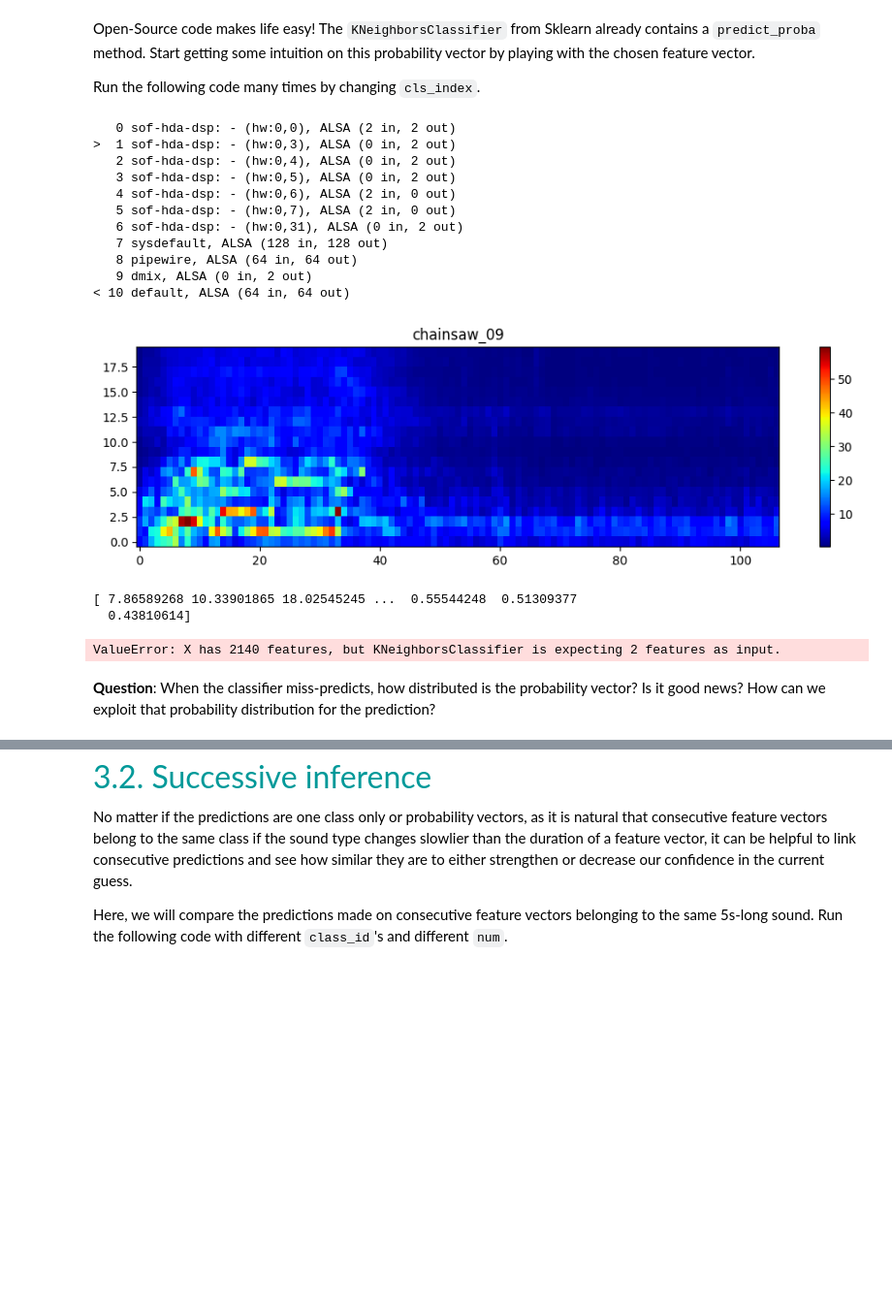
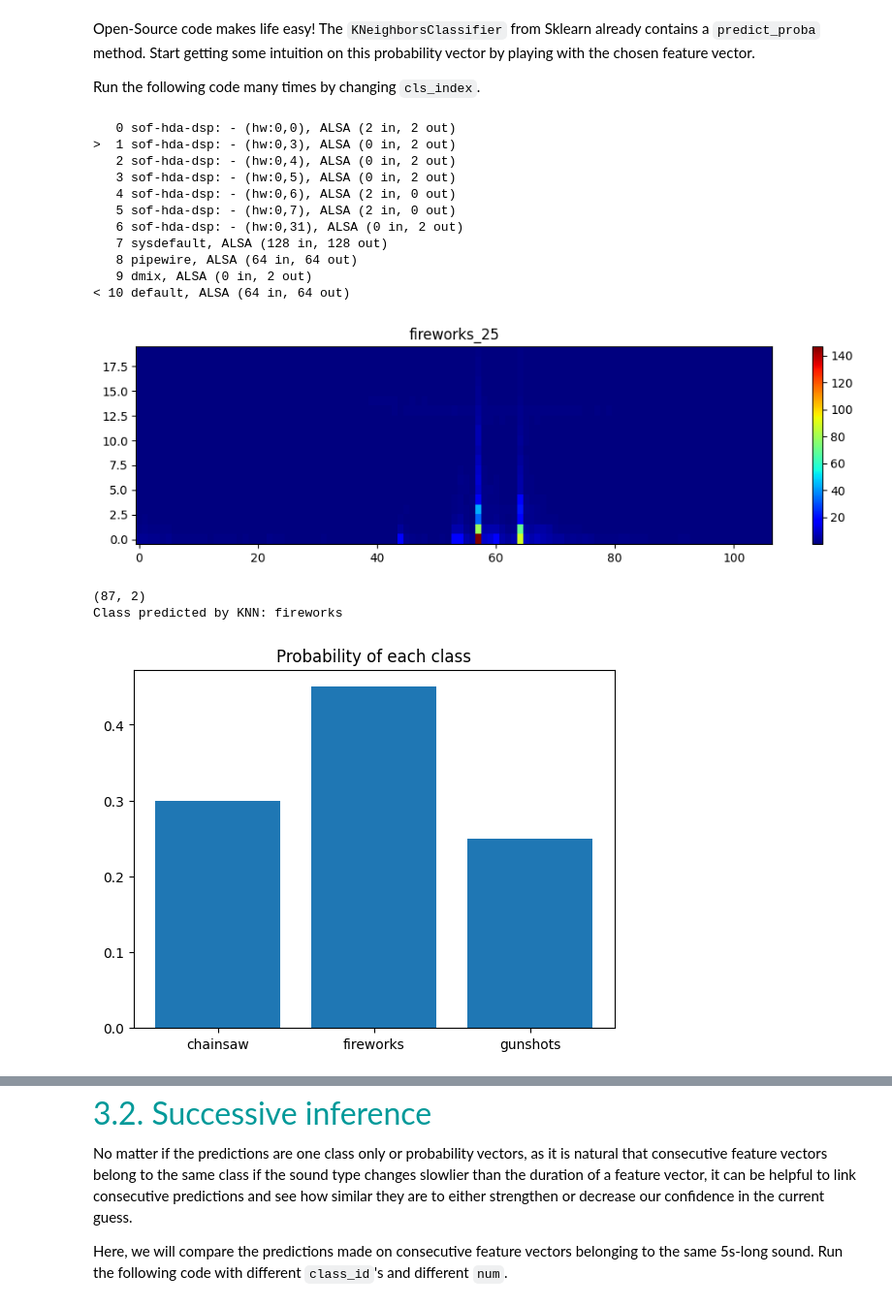
Before and after one commit to vekemanshippolyte-rgb/LELEC210X, a Jupyter notebook: classification/p1d_probabilities.ipynb, the cells around one changed output, grey strips where cells are left out. Shown at 97% size. Saved outputs shown, nothing was run; the diff lists cells and outputs as text; code cells hidden in the pictures; blank space fills up the shorter version.

```diff
--- a/classification/p1d_probabilities.ipynb
+++ b/classification/p1d_probabilities.ipynb
@@ -81,45 +81,43 @@ Open-Source code makes life easy! The ``KNeighborsClassifier`` from Sklearn alre
 Run the following code many times by changing  ``cls_index``. <br>
 # %%
 ### TO RUN
-cls_index = ["chainsaw", 0]
+cls_index = ["fireworks", 2]
 
 if True:
     import sounddevice as sd
     print(sd.query_devices())
     sd.default.device = [1, 10]
 
 myds.display(cls_index)
-thisfv = myds.__getitem__(cls_index).reshape(-1)
-print(thisfv)
-
+thisfv = myds.treat_spec(myds.__getitem__(cls_index))
+print(thisfv.shape)
+thisfv.reshape(1, -1)
 # this artefact is necessary because the 'predict' function expects a matrix_like input.
 mat = np.zeros((2, len(thisfv)))
-mat[0] = thisfv
+
+mat = thisfv
 
 prediction_knn = model_knn.predict(mat)
 print("Class predicted by KNN:", prediction_knn[0])
 
 proba_knn = model_knn.predict_proba(mat)
 plt.figure()
 plt.bar(classnames, proba_knn[0])
 plt.title("Probability of each class")
 plt.show()
 # %% [output]
    0 sof-hda-dsp: - (hw:0,0), ALSA (2 in, 2 out)
 >  1 sof-hda-dsp: - (hw:0,3), ALSA (0 in, 2 out)
    2 sof-hda-dsp: - (hw:0,4), ALSA (0 in, 2 out)
    3 sof-hda-dsp: - (hw:0,5), ALSA (0 in, 2 out)
    4 sof-hda-dsp: - (hw:0,6), ALSA (2 in, 0 out)
    5 sof-hda-dsp: - (hw:0,7), ALSA (2 in, 0 out)
    6 sof-hda-dsp: - (hw:0,31), ALSA (0 in, 2 out)
    7 sysdefault, ALSA (128 in, 128 out)
    8 pipewire, ALSA (64 in, 64 out)
    9 dmix, ALSA (0 in, 2 out)
 < 10 default, ALSA (64 in, 64 out)
-[figure, old version]
+[figure, new version]
-[ 7.86589268 10.33901865 18.02545245 ...  0.55544248  0.51309377
-  0.43810614]
+(87, 2)
+Class predicted by KNN: fireworks
-ValueError: X has 2140 features, but KNeighborsClassifier is expecting 2 features as input.
+[figure, added]
-# %% [markdown]
-**Question**:
-When the classifier miss-predicts, how distributed is the probability vector? Is it good news? How can we exploit that probability distribution for the prediction?
```
Also changed, not shown: parts of 4 cells of this notebook, 1 other file.
